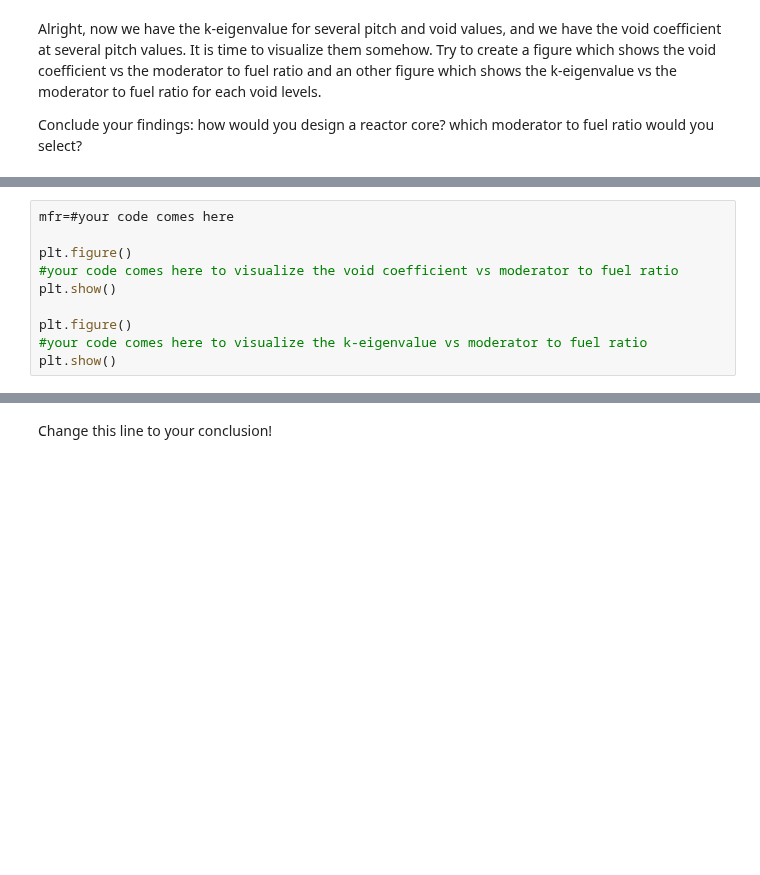
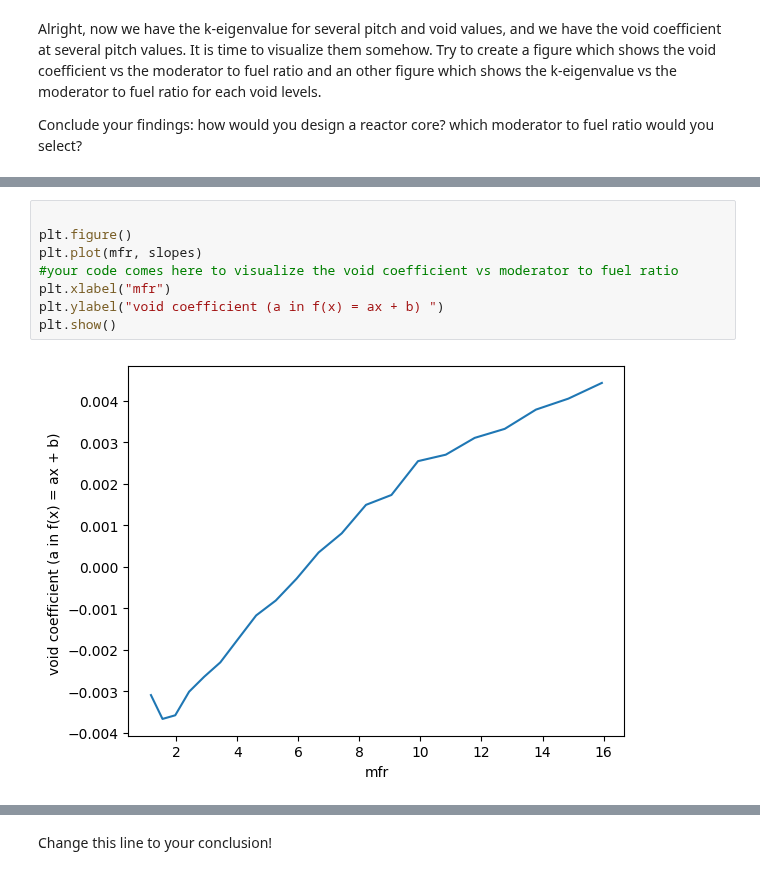
Before and after one commit to sewerininc/poetry_envs, a Jupyter notebook: reaktorfysik/RFP/Datalabs/Datalab10/10-openMC-Scripting.ipynb, the cells around one changed output, grey strips where cells are left out. Saved outputs shown, nothing was run; the diff lists cells and outputs as text; blank space fills up the shorter version.

```diff
--- a/reaktorfysik/RFP/Datalabs/Datalab10/10-openMC-Scripting.ipynb
+++ b/reaktorfysik/RFP/Datalabs/Datalab10/10-openMC-Scripting.ipynb
@@ -192,10 +634,10 @@ Conclude your findings: how would you design a reactor core? which moderator to
 # %%
-mfr=#your code comes here
 
 plt.figure()
+plt.plot(mfr, slopes)
 #your code comes here to visualize the void coefficient vs moderator to fuel ratio
+plt.xlabel("mfr")
+plt.ylabel("void coefficient (a in f(x) = ax + b) ")
 plt.show()
-
-plt.figure()
-#your code comes here to visualize the k-eigenvalue vs moderator to fuel ratio
-plt.show()
+# %% [output]
+[figure, added]
```
Also changed, not shown: parts of 10 cells of this notebook, 1 other file.
